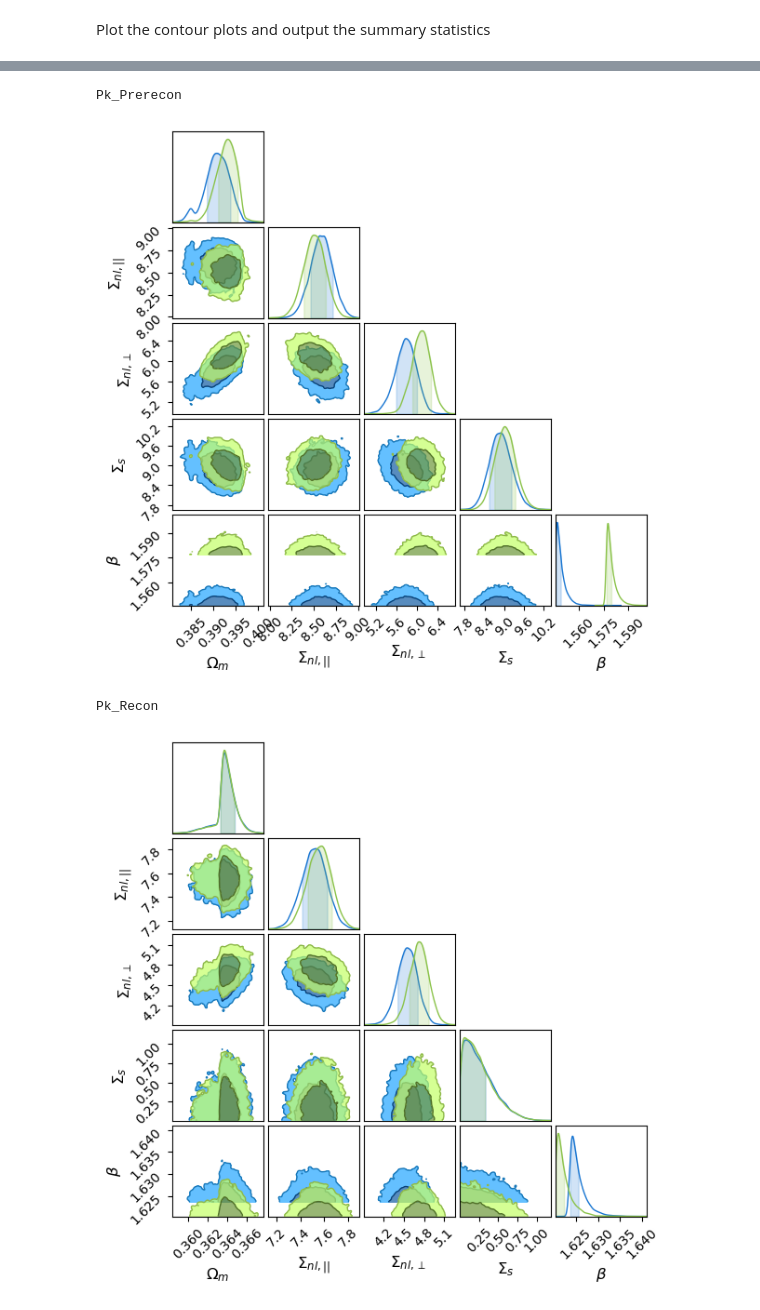
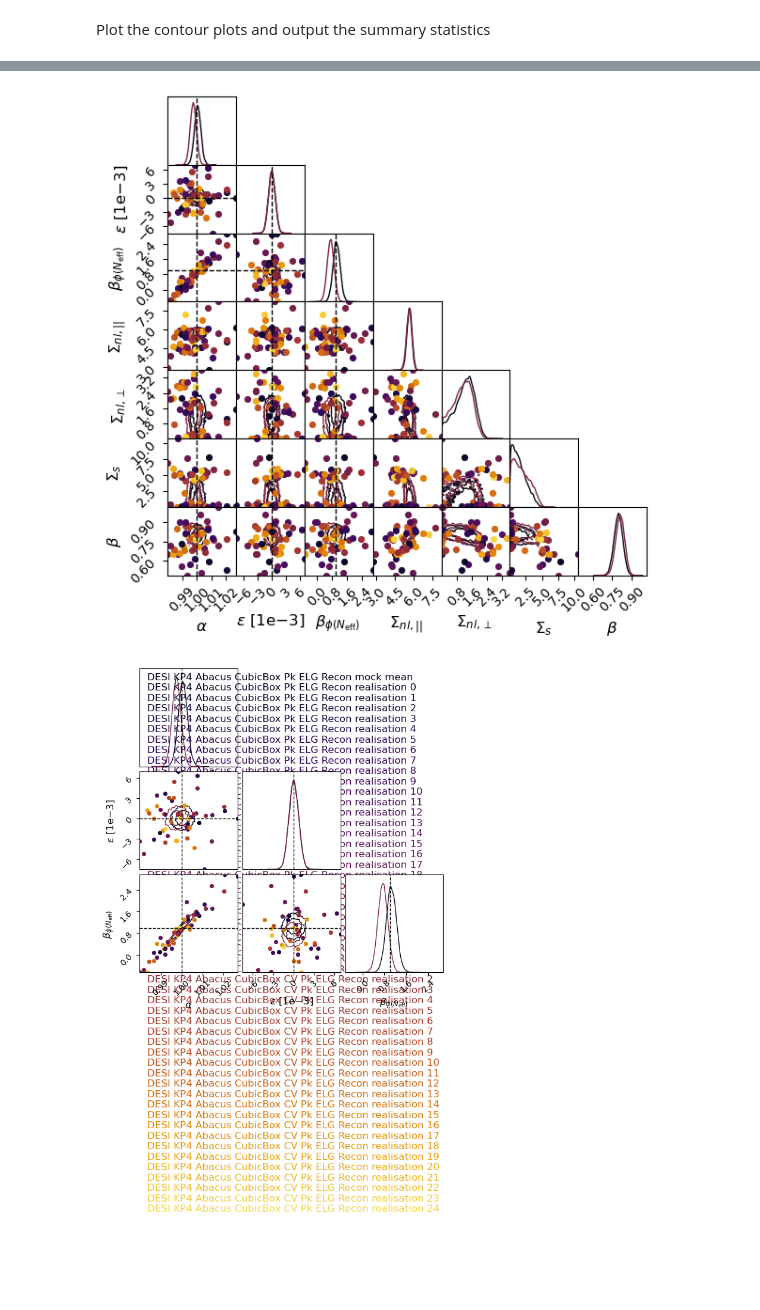
Before and after one commit to abbew25/Barry, a Jupyter notebook: cosmodesi_KP4ELG_examplecode_make_picklefiles/plot_desi_kp4_abacus_cubic_ELG.ipynb, the cells around one changed output, grey strips where cells are left out. Saved outputs shown, nothing was run; the diff lists cells and outputs as text; code cells hidden in the pictures; blank space fills up the shorter version.

```diff
--- a/cosmodesi_KP4ELG_examplecode_make_picklefiles/plot_desi_kp4_abacus_cubic_ELG.ipynb
+++ b/cosmodesi_KP4ELG_examplecode_make_picklefiles/plot_desi_kp4_abacus_cubic_ELG.ipynb
@@ -30,15 +30,17 @@ from barry.utils import weighted_avg_and_cov # function for getting avg and cova
 
 omega_matter_free = False
 
-omega_matter_free_only = True
+omega_matter_free_only = False
 
 neff_free = False
 
 neff_free_only = False
 
-phase_shift_free = False #False
+phase_shift_free = True #False
 wallisch18 = False
 eh1998 = False
+spline = False
+poly = True
 
 CV = False
 
@@ -61,6 +63,13 @@ if phase_shift_free:
     if eh1998:
         pfn = "/global/u1/a/abbew25/barryrepo/Barry/cosmodesi_KP4ELG_examplecode_make_picklefiles/plots/desi_kp4_abacus_cubic_ELG_phaseshiftfree-eh1998/output/desi_kp4_abacus_cubic_ELG_phaseshiftfree-eh1998.fitter.pkl"
 
+    if poly:
+        pfn = "/global/u1/a/abbew25/barryrepo/Barry/cosmodesi_KP4ELG_examplecode_make_picklefiles/plots/desi_kp4_abacus_cubic_ELG_phaseshiftfree-polybroadband/output/desi_kp4_abacus_cubic_ELG_phaseshiftfree-polybroadband.fitter.pkl"
+
+    if spline:
+        pfn = "/global/u1/a/abbew25/barryrepo/Barry/cosmodesi_KP4ELG_examplecode_make_picklefiles/plots/desi_kp4_abacus_cubic_ELG_phaseshiftfree-splinebroadband/output/desi_kp4_abacus_cubic_ELG_phaseshiftfree-splinebroadband.fitter.pkl"
+
+
 if neff_free_only:
     pfn = "/global/u1/a/abbew25/barryrepo/Barry/cosmodesi_KP4ELG_examplecode_make_picklefiles/plots/desi_kp4_abacus_cubic_ELG_nefffree-alphaeps_fixed/output/desi_kp4_abacus_cubic_ELG_nefffree-alphaeps_fixed.fitter.pkl"
 
@@ -104,6 +113,9 @@ for posterior, weight, chain, evidence, model, data, extra in fitter.load():
     #continue
     CVfile = ''
 
+    if poly or spline:
+        if 'Xi' in extra['name']:
+            continue
 #     if CV:
 #         CVfile = 'CV'
 
@@ -165,8 +177,8 @@ for posterior, weight, chain, evidence, model, data, extra in fitter.load():
         #print(realisation)
         c[chain_bin].add_chain(df, weights=weight, **extra, plot_contour=True, plot_point=False, show_as_1d_prior=False)
         #print(df)
-    #else:
-    #    c[chain_bin].add_marker(params, **extra, marker_size=80)
+    else:
+        c[chain_bin].add_marker(params, **extra, marker_size=80)
 
     # Compute some summary statistics and add them to a dictionary
 
@@ -577,8 +586,10 @@ for chain_bin in range(len(c)):
     # #if datanames[chain_bin] != 'CV_Pk_Recon':
     #    continue
 
-#     if 'Pk' not in datanames[chain_bin]:
-#         continue
+
+    if poly or spline:
+        if 'Pk' not in datanames[chain_bin]:
+            continue
 
 
     print(datanames[chain_bin])
@@ -624,7 +635,7 @@ for chain_bin in range(len(c)):
         truth=truth,
             parameters=(parameters_used[:2]+[parameters_used[4]]),
             #parameters =parameters[2:],
-            legend=False,
+            legend=True,
             display=True,
             figsize=(6,6),
             #filename="plots/desi_kp4_abacus_cubic_ELG" + suffix + "/output/contourplot_v2" + CVfile + ".png",
@@ -717,7 +728,10 @@ for chain_bin in range(len(c)):
             filepath = "plots/desi_kp4_abacus_cubic_ELG_phaseshiftfree-wallisch18/output/Barry_fit_"
         if eh1998:
             filepath = "plots/desi_kp4_abacus_cubic_ELG_phaseshiftfree-eh1998/output/Barry_fit_"
-
+        if spline:
+            filepath = "plots/desi_kp4_abacus_cubic_ELG_phaseshiftfree-splinebroadband/output/Barry_fit_"
+        if poly:
+            filepath = "plots/desi_kp4_abacus_cubic_ELG_phaseshiftfree-polybroadband/output/Barry_fit_"
 
         with open(filepath + CVfile + datanames[chain_bin] + ".txt", "w") as f:
 
@@ -773,4 +788,2 @@ Xi_Recon
-Pk_Prerecon
-[figure, old version]
-Pk_Recon
-[figure, old version]
+[figure, new version]
+[figure, added]
```
Also changed, not shown: parts of 2 cells of this notebook, 3 other files.
